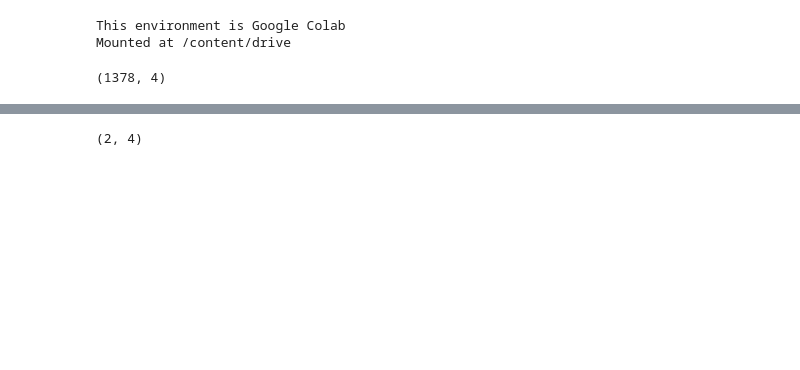
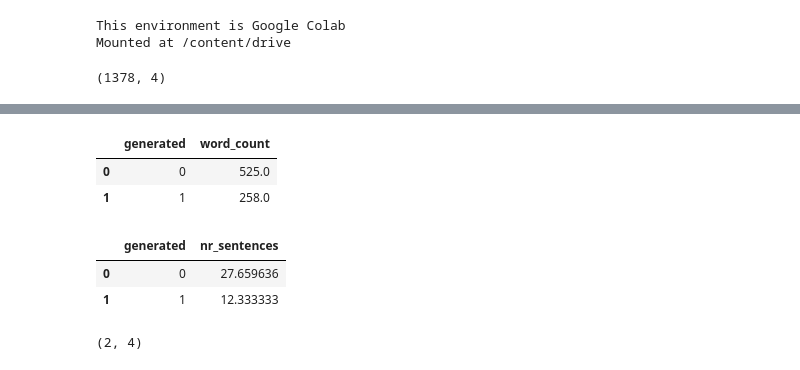
Before and after one commit to keisukecl/llm-detect-ai-generated-text, a Jupyter notebook: EDA.ipynb, the cells around one changed output, grey strips where cells are left out. Cells and saved outputs as stored; diff of their text form; code cells hidden in the pictures; blank space fills up the shorter version.

```diff
--- a/EDA.ipynb
+++ b/EDA.ipynb
@@ -81,0 +148,27 @@ train_essays.shape
+# %%
+from nltk.tokenize import sent_tokenize
+import nltk
+nltk.download('punkt')
+
+# 単語数をカウントする関数
+def count_words(text):
+    words = text.split()
+    word_count = len(words)
+    return word_count
+
+# 文の数をカウントする関数
+def count_sentences(text):
+    number_of_sentences = len(sent_tokenize(text))
+    return number_of_sentences
+
+# データフレームに新しい列 'word_count' を追加
+train_essays['word_count'] = train_essays['text'].apply(count_words)
+
+# データフレームに新しい列 'nr_sentences' を追加
+train_essays['nr_sentences'] = train_essays['text'].apply(count_sentences)
+
+# 'generated' 列でグループ化し、'word_count' 列の中央値を計算
+word_count_result = train_essays[['generated', 'word_count']].groupby(['generated']).median().reset_index()
+
+# 'generated' 列でグループ化し、'nr_sentences' 列の平均値を計算
+sentence_count_result = train_essays[['generated', 'nr_sentences']].groupby(['generated']).mean().reset_index()
@@ -82,3 +178,15 @@ train_essays.shape
+# %%
+word_count_result
+# %% [output]
+|  | generated | word_count |
+| 0 | 0 | 525.0 |
+| 1 | 1 | 258.0 |
+# %%
+sentence_count_result
+# %% [output]
+|  | generated | nr_sentences |
+| 0 | 0 | 27.659636 |
+| 1 | 1 | 12.333333 |
 # %%
 train_prompts.shape
 # %% [output]
```
Also changed, not shown: parts of 10 cells of this notebook.
